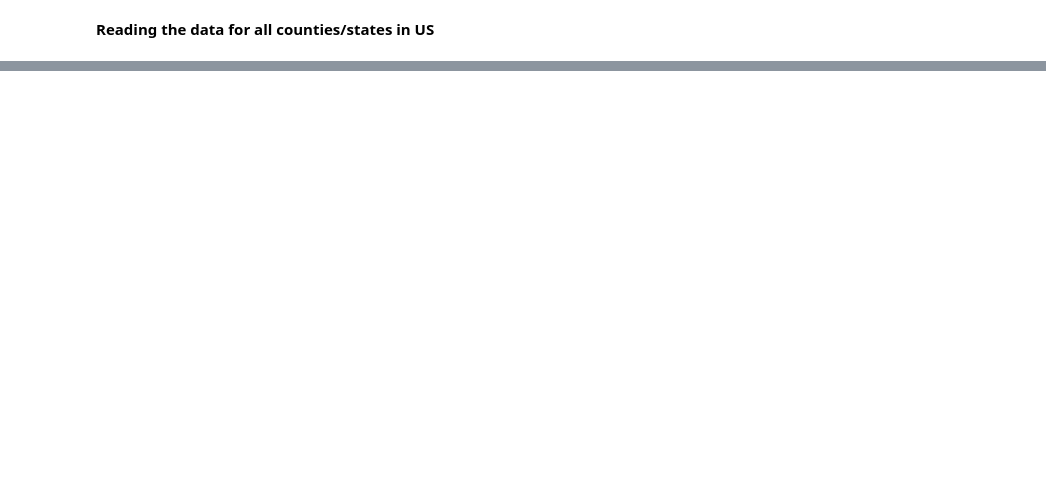
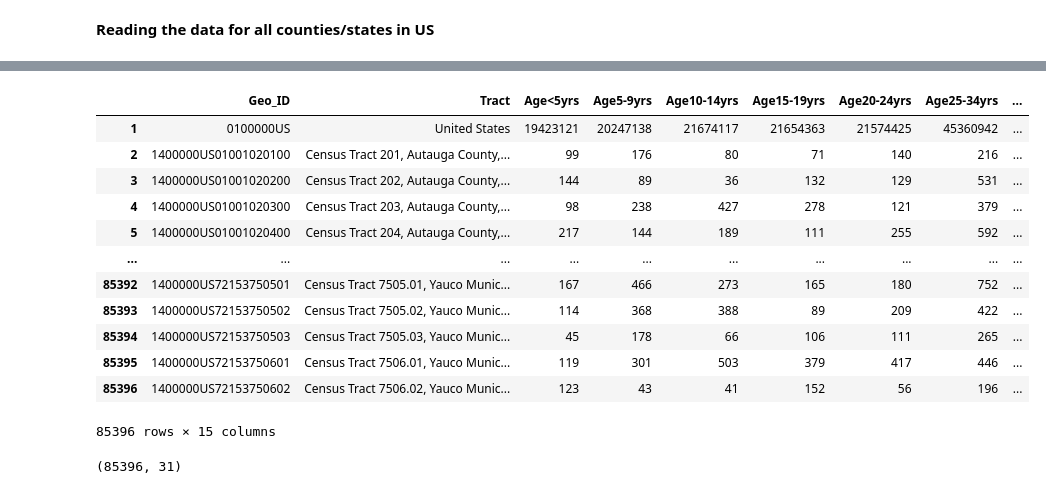
Before and after one commit to smitamisra/Medical_deserts_Exploration, a Jupyter notebook: Reading_US_census.ipynb, the cells around one changed output, grey strips where cells are left out. Drawn from its saved outputs; the diff is of its cells as text; code cells hidden in the pictures; blank space fills up the shorter version.

```diff
--- a/Reading_US_census.ipynb
+++ b/Reading_US_census.ipynb
@@ -528,0 +462,4 @@ US_census.to_csv('data/US_census.csv')
+# %%
+age = DP05[['GEO_ID', 'NAME', 'DP05_0005E', 'DP05_0006E', 'DP05_0007E', 'DP05_0008E', 'DP05_0009E', 'DP05_0010E',
+            'DP05_0011E', 'DP05_0012E', 'DP05_0013E', 'DP05_0014E', 'DP05_0015E', 'DP05_0016E', 'DP05_0017E']]
+age.head(10)
@@ -528,0 +478,16 @@ US_census.to_csv('data/US_census.csv')
+# %%
+age = age.rename(columns = {'GEO_ID':'Geo_ID',
+                      'NAME':'Tract',
+                      'DP05_0005E': 'Age<5yrs',
+                      'DP05_0006E':'Age5-9yrs',
+                      'DP05_0007E':'Age10-14yrs',
+                      'DP05_0008E':'Age15-19yrs',
+                      'DP05_0009E':'Age20-24yrs',
+                      'DP05_0010E':'Age25-34yrs',
+                    'DP05_0011E':'Age35-44yrs',
+                      'DP05_0012E':'Age45-54yrs',
+                      'DP05_0013E':'Age55-59yrs',
+                      'DP05_0014E':'Age60-64yrs',
+                      'DP05_0015E':'Age65-74yrs',
+                      'DP05_0016E':'Age75-14yrs',
+                      'DP05_0017E':'Age>=85yrs'})
@@ -528,0 +508,22 @@ US_census.to_csv('data/US_census.csv')
+# %%
+age_mod = age[1:]
+age_mod
+# %% [output]
+|  | Geo_ID | Tract | Age<5yrs | Age5-9yrs | Age10-14yrs | Age15-19yrs | Age20-24yrs | Age25-34yrs | ... |
+| 1 | 0100000US | United States | 19423121 | 20247138 | 21674117 | 21654363 | 21574425 | 45360942 | ... |
+| 2 | 1400000US01001020100 | Census Tract 201, Autauga County,... | 99 | 176 | 80 | 71 | 140 | 216 | ... |
+| 3 | 1400000US01001020200 | Census Tract 202, Autauga County,... | 144 | 89 | 36 | 132 | 129 | 531 | ... |
+| 4 | 1400000US01001020300 | Census Tract 203, Autauga County,... | 98 | 238 | 427 | 278 | 121 | 379 | ... |
+| 5 | 1400000US01001020400 | Census Tract 204, Autauga County,... | 217 | 144 | 189 | 111 | 255 | 592 | ... |
+| ... | ... | ... | ... | ... | ... | ... | ... | ... | ... |
+| 85392 | 1400000US72153750501 | Census Tract 7505.01, Yauco Munic... | 167 | 466 | 273 | 165 | 180 | 752 | ... |
+| 85393 | 1400000US72153750502 | Census Tract 7505.02, Yauco Munic... | 114 | 368 | 388 | 89 | 209 | 422 | ... |
+| 85394 | 1400000US72153750503 | Census Tract 7505.03, Yauco Munic... | 45 | 178 | 66 | 106 | 111 | 265 | ... |
+| 85395 | 1400000US72153750601 | Census Tract 7506.01, Yauco Munic... | 119 | 301 | 503 | 379 | 417 | 446 | ... |
+| 85396 | 1400000US72153750602 | Census Tract 7506.02, Yauco Munic... | 123 | 43 | 41 | 152 | 56 | 196 | ... |
+85396 rows × 15 columns
+# %%
+UScensus_age = pd.merge(US_census, age_mod, on= ['Geo_ID', 'Tract'])
+UScensus_age.shape(85396, 31)
+# %% [output]
+(85396, 31)
```
Also changed, not shown: parts of 55 cells of this notebook, 1 other file.
